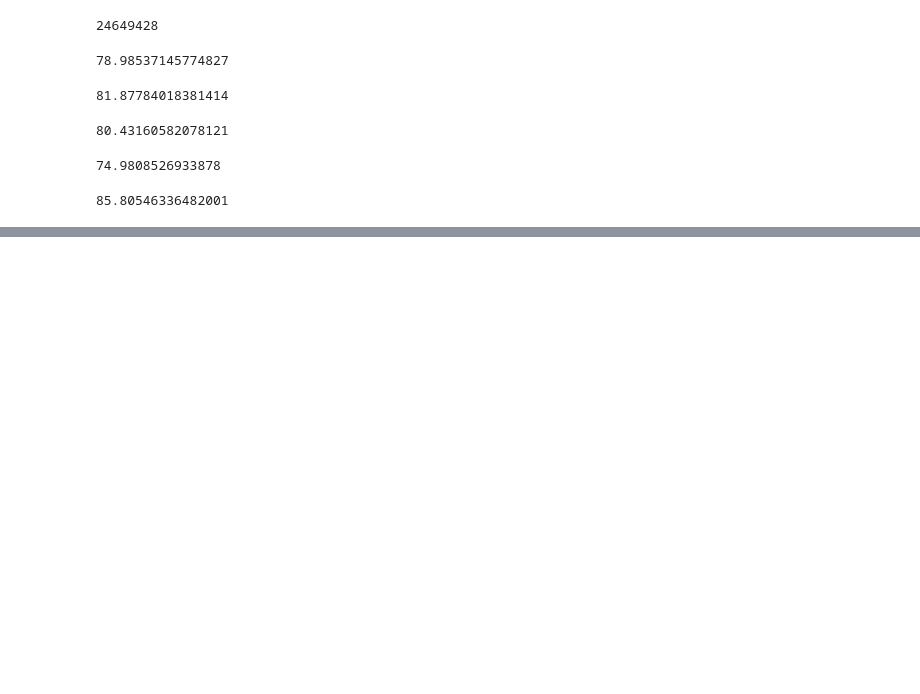
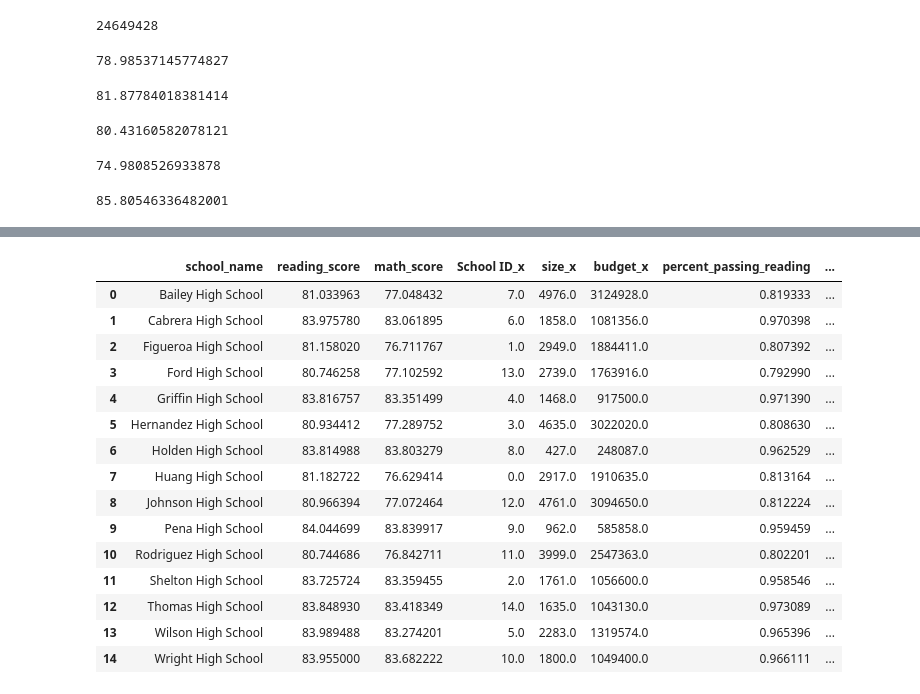
Before and after one commit to GMLynch/pandas-challenge, a Jupyter notebook: PyCitySchools/PyCitySchools.ipynb, the cells around one changed output, grey strips where cells are left out. Saved outputs shown, nothing was run; the diff lists cells and outputs as text; code cells hidden in the pictures; blank space fills up the shorter version.

```diff
--- a/PyCitySchools/PyCitySchools.ipynb
+++ b/PyCitySchools/PyCitySchools.ipynb
@@ -141,0 +138,14 @@ school_sum_grp = schools_students_df.groupby(["school_name"]).mean()
+# %%
+#groupby for school summary
+#School Name
+groupby_school = schools_students_df.groupby(["school_name"]).mean()
+#create new columns and calculations for the new columns
+#Per Student Budget
+groupby_school["Per Student Budget"] = groupby_school["budget"]/groupby_school["size"]
+#Passing Math
+groupby_school["% Passing Math"] = round(groupby_school["percent_passing_math"]*100,2)
+#Passing Reading
+groupby_school["% Passing Reading"] = round(groupby_school["percent_passing_reading"]*100,2)
+#Overall Passing Rate (Average of the above two)
+groupby_school["% Overall Passing Rate"] = round(((groupby_school ["percent_passing_math"] + groupby_school["percent_passing_reading"])/2)*100,3)
+groupby_school.head()
@@ -141,0 +160,5 @@ school_sum_grp = schools_students_df.groupby(["school_name"]).mean()
+# %%
+#Merge groupby_school and schools_df to get the missing columns back
+school_summary = pd.merge(groupby_school, schools_df, how="left", on=["school_name", "school_name"])
+
+school_summary.head()
@@ -173,0 +292,21 @@ school_sum_grp = schools_students_df.groupby(["school_name"]).mean()
+# %%
+#Scores by School Spending
+#Create a table that breaks down school performances based on average Spending Ranges (Per Student).
+#Use 4 reasonable bins to group school spending.
+spending_bins = [0, 500, 575, 600, 675]
+bucket_names = ["0-500", "500-575", "575-600", "600-675"]
+
+#Cut in to buckets
+school_summary["Spending Ranges(Per Student)"] = pd.cut(school_summary["Per Student Budget"], spending_bins, labels=bucket_names)
+
+scores_by_school_spending = school_summary.groupby("Spending Ranges(Per Student)").mean()
+
+#delete irrelevant columns that cause the dup error
+del scores_by_school_spending["size_x"]
+del scores_by_school_spending["budget_x"]
+del scores_by_school_spending["Per Student Budget"]
+del scores_by_school_spending["School ID_x"]
+del scores_by_school_spending["percent_passing_math"]
+del scores_by_school_spending["percent_passing_reading"]
+
+scores_by_school_spending
@@ -173,0 +320,19 @@ school_sum_grp = schools_students_df.groupby(["school_name"]).mean()
+# %%
+school_summary
+# %% [output]
+|  | school_name | reading_score | math_score | School ID_x | size_x | budget_x | percent_passing_reading | ... |
+| 0 | Bailey High School | 81.033963 | 77.048432 | 7.0 | 4976.0 | 3124928.0 | 0.819333 | ... |
+| 1 | Cabrera High School | 83.975780 | 83.061895 | 6.0 | 1858.0 | 1081356.0 | 0.970398 | ... |
+| 2 | Figueroa High School | 81.158020 | 76.711767 | 1.0 | 2949.0 | 1884411.0 | 0.807392 | ... |
+| 3 | Ford High School | 80.746258 | 77.102592 | 13.0 | 2739.0 | 1763916.0 | 0.792990 | ... |
+| 4 | Griffin High School | 83.816757 | 83.351499 | 4.0 | 1468.0 | 917500.0 | 0.971390 | ... |
+| 5 | Hernandez High School | 80.934412 | 77.289752 | 3.0 | 4635.0 | 3022020.0 | 0.808630 | ... |
+| 6 | Holden High School | 83.814988 | 83.803279 | 8.0 | 427.0 | 248087.0 | 0.962529 | ... |
+| 7 | Huang High School | 81.182722 | 76.629414 | 0.0 | 2917.0 | 1910635.0 | 0.813164 | ... |
+| 8 | Johnson High School | 80.966394 | 77.072464 | 12.0 | 4761.0 | 3094650.0 | 0.812224 | ... |
+| 9 | Pena High School | 84.044699 | 83.839917 | 9.0 | 962.0 | 585858.0 | 0.959459 | ... |
+| 10 | Rodriguez High School | 80.744686 | 76.842711 | 11.0 | 3999.0 | 2547363.0 | 0.802201 | ... |
+| 11 | Shelton High School | 83.725724 | 83.359455 | 2.0 | 1761.0 | 1056600.0 | 0.958546 | ... |
+| 12 | Thomas High School | 83.848930 | 83.418349 | 14.0 | 1635.0 | 1043130.0 | 0.973089 | ... |
+| 13 | Wilson High School | 83.989488 | 83.274201 | 5.0 | 2283.0 | 1319574.0 | 0.965396 | ... |
+| 14 | Wright High School | 83.955000 | 83.682222 | 10.0 | 1800.0 | 1049400.0 | 0.966111 | ... |
```
Also changed, not shown: parts of 20 cells of this notebook, 1 other file.
